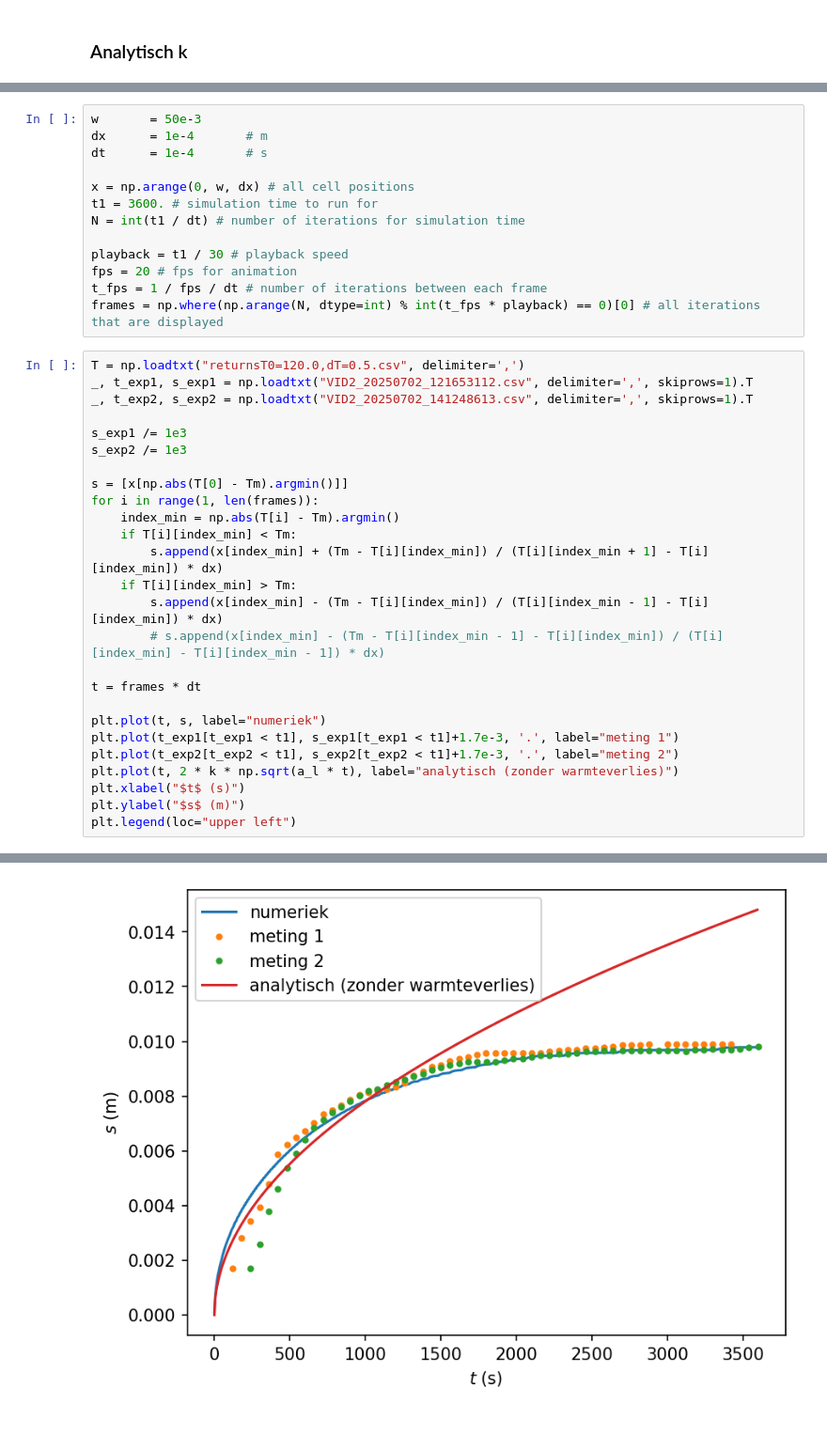
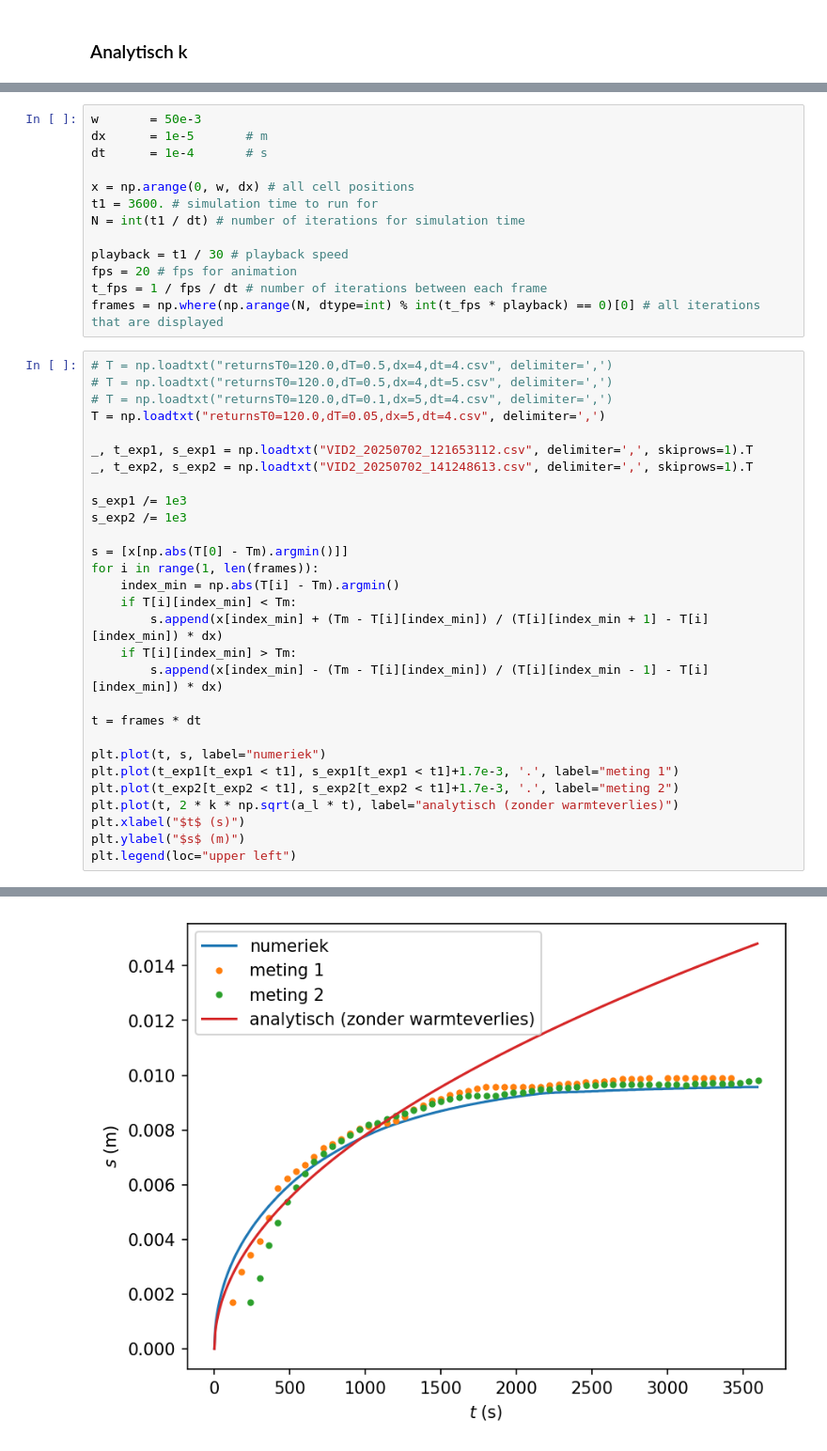
Before and after one commit to Morbotu/phase-transition-simulation, a Jupyter notebook: vergelijken_sim_real.ipynb, the cells around one changed output, grey strips where cells are left out. Shown: that part at 94% size. Saved outputs shown, nothing was run; the diff lists cells and outputs as text.

```diff
--- a/vergelijken_sim_real.ipynb
+++ b/vergelijken_sim_real.ipynb
@@ -39,7 +39,7 @@ k, root_function(k)
 [figure]
 # %%
 w       = 50e-3
-dx      = 1e-4       # m
+dx      = 1e-5       # m
 dt      = 1e-4       # s
 
 x = np.arange(0, w, dx) # all cell positions
@@ -51,31 +51,34 @@ fps = 20 # fps for animation
 t_fps = 1 / fps / dt # number of iterations between each frame
 frames = np.where(np.arange(N, dtype=int) % int(t_fps * playback) == 0)[0] # all iterations that are displayed
 # %%
-T = np.loadtxt("returnsT0=120.0,dT=0.5.csv", delimiter=',')
+# T = np.loadtxt("returnsT0=120.0,dT=0.5,dx=4,dt=4.csv", delimiter=',')
+# T = np.loadtxt("returnsT0=120.0,dT=0.5,dx=4,dt=5.csv", delimiter=',')
+# T = np.loadtxt("returnsT0=120.0,dT=0.1,dx=5,dt=4.csv", delimiter=',')
+T = np.loadtxt("returnsT0=120.0,dT=0.05,dx=5,dt=4.csv", delimiter=',')
+
 _, t_exp1, s_exp1 = np.loadtxt("VID2_20250702_121653112.csv", delimiter=',', skiprows=1).T
 _, t_exp2, s_exp2 = np.loadtxt("VID2_20250702_141248613.csv", delimiter=',', skiprows=1).T
 
 s_exp1 /= 1e3
 s_exp2 /= 1e3
 
 s = [x[np.abs(T[0] - Tm).argmin()]]
 for i in range(1, len(frames)):
     index_min = np.abs(T[i] - Tm).argmin()
     if T[i][index_min] < Tm:
         s.append(x[index_min] + (Tm - T[i][index_min]) / (T[i][index_min + 1] - T[i][index_min]) * dx)
     if T[i][index_min] > Tm:
         s.append(x[index_min] - (Tm - T[i][index_min]) / (T[i][index_min - 1] - T[i][index_min]) * dx)
-        # s.append(x[index_min] - (Tm - T[i][index_min - 1] - T[i][index_min]) / (T[i][index_min] - T[i][index_min - 1]) * dx)
 
 t = frames * dt
 
 plt.plot(t, s, label="numeriek")
 plt.plot(t_exp1[t_exp1 < t1], s_exp1[t_exp1 < t1]+1.7e-3, '.', label="meting 1")
 plt.plot(t_exp2[t_exp2 < t1], s_exp2[t_exp2 < t1]+1.7e-3, '.', label="meting 2")
 plt.plot(t, 2 * k * np.sqrt(a_l * t), label="analytisch (zonder warmteverlies)")
 plt.xlabel("$t$ (s)")
 plt.ylabel("$s$ (m)")
 plt.legend(loc="upper left")
 # %% [output]
 <matplotlib.legend.Legend at 0x...>
-[figure, old version]
+[figure, new version]
```
Also changed, not shown: 1 other file.
